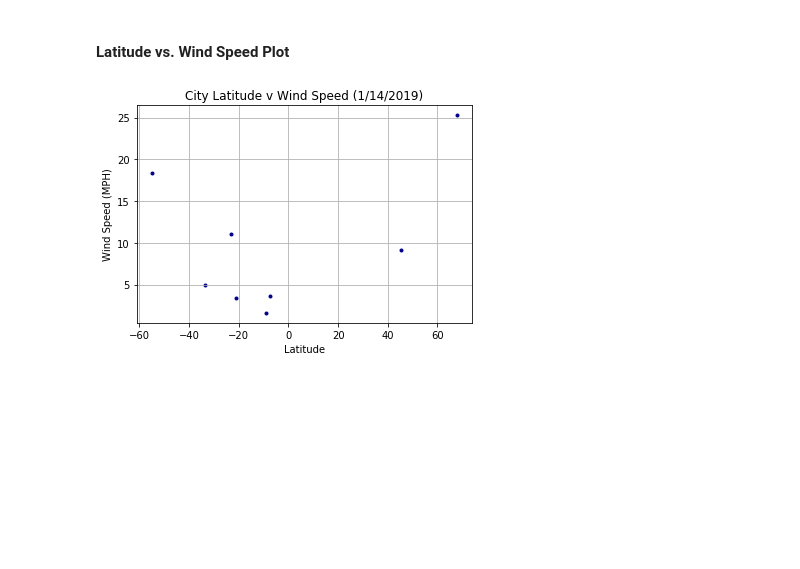
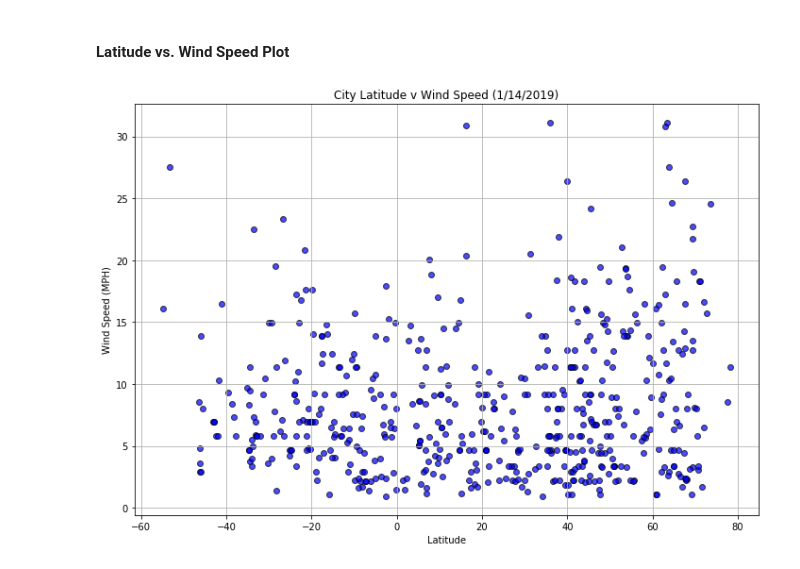
Before and after one commit to rvp0005/Python_API_Homework, a Jupyter notebook: Instructions/starter_code/WeatherPy.ipynb, the cells around one changed output. Saved outputs shown, nothing was run; the diff lists cells and outputs as text; code cells hidden in the pictures; blank space fills up the shorter version.

```diff
--- a/Instructions/starter_code/WeatherPy.ipynb
+++ b/Instructions/starter_code/WeatherPy.ipynb
@@ -96,9 +110,9 @@ for x in new_cities:
         Windspeed.append(weather_response['wind']['speed'])
         Country.append(weather_response['sys']['country'])
         print(f"{num} | Processing {city}.")
+        time.sleep(2)
 
     except (KeyError, IndexError):
-        num = num + 1
         Max_temp.append('NaN')
         Lat.append('NaN')
         Lon.append('NaN')
@@ -107,4 +121,5 @@ for x in new_cities:
         Windspeed.append('NaN')
         Country.append('NaN')
         print(f"{num} | Missing {city}, skipping.")
+        time.sleep(2)
 # %% [output]
@@ -196,11 +229,17 @@ plt.grid()
 # %% [markdown]
 #### Latitude vs. Wind Speed Plot
 # %%
+plt.figure(figsize=(10,7))
+
 W_speed = cities_data["Windspeed"]
-plt.scatter(Lat, W_speed, marker=".", c= 'darkblue')
+plt.scatter(Lat, W_speed, marker="o", facecolors= 'blue', alpha = 0.7, edgecolors='black')
 plt.xlabel("Latitude")
 plt.ylabel("Wind Speed (MPH)")
 plt.title("City Latitude v Wind Speed (1/14/2019)")
 plt.grid()
+
+plt.tight_layout()
+plt.savefig("output_data/Lat_Windspeed.png")
+plt.show()
 # %% [output]
-[figure, old version]
+[figure, new version]
```
Also changed, not shown: parts of 15 cells of this notebook, 5 other files.
